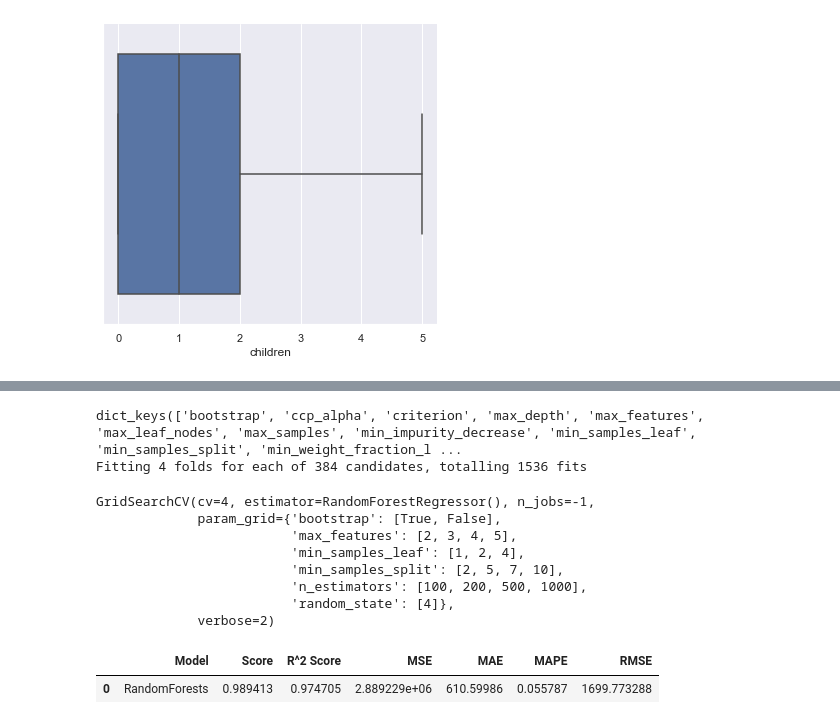
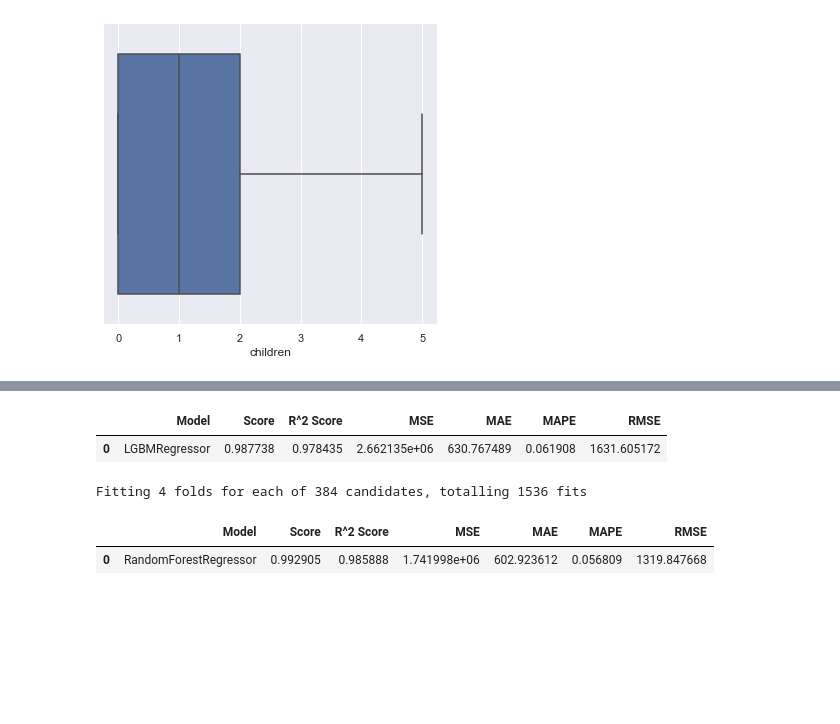
Before and after one commit to borhunsahin/kaggle-medical-cost-personal-analysis, a Jupyter notebook: main.ipynb, the cells around one changed output, grey strips where cells are left out. Saved outputs shown, nothing was run; the diff lists cells and outputs as text; code cells hidden in the pictures; blank space fills up the shorter version.

```diff
--- a/main.ipynb
+++ b/main.ipynb
@@ -422 +417,14 @@ X_train,X_test,Y_train,Y_test = train_test_split(x,y,test_size=0.2,random_state=
+# %%
+def getModelScores(model_name,model,predictions):
+
+    score = model.score(x,y)
+    r2Score = r2_score(Y_test,predictions)
+    mse = mean_squared_error(Y_test,predictions)
+    mae = mean_absolute_error(Y_test,predictions)
+    mape = mean_absolute_percentage_error(Y_test,predictions)
+    rmse = np.sqrt(mse)
+
+    model = pd.DataFrame({"Model":[model_name],"Score":[score],"R^2 Score":[r2Score],"MSE":[mse],"MAE":[mae],"MAPE":[mape],"RMSE":[rmse]})
+
+    return model
 # %%
@@ -485,4 +498,5 @@ automl.fit(X_train, Y_train, task="regression",time_budget=60)
 # %%
-model = LGBMRegressor(**automl.best_config)
-model.fit(X_train,Y_train)
+lgbmReg = LGBMRegressor(**automl.best_config).fit(X_train,Y_train)
+
+lgbmReg
 # %% [output]
@@ -493,6 +507,11 @@ LGBMRegressor(colsample_bytree=0.7886214204493228,
 # %%
-model = LGBMRegressor(colsample_bytree=0.7886214204493228,
-              learning_rate=0.09433905667060005, log_max_bin=10,
-              min_child_samples=17, n_estimators=73, num_leaves=25,
-              reg_alpha=13.232327485540994, reg_lambda=0.8111667619410736).fit(X_train,Y_train)
-predictions = model.predict(X_test)
+lgbmReg = LGBMRegressor(colsample_bytree=0.9250031847803301,
+                        learning_rate=0.23562183721569277,
+                        log_max_bin=10,
+                        min_child_samples=18,
+                        n_estimators=15,
+                        num_leaves=17,
+                        reg_alpha=0.03470981650093805,
+                        reg_lambda=0.06438634834440149).fit(X_train,Y_train)
+
+predictions= lgbmReg.predict(X_test)
@@ -523,8 +518,10 @@ modelsdf.sort_values(by="Score", ascending=False)
+# %%
+getModelScores("LGBMRegressor",lgbmReg,predictions)
+# %% [output]
+|  | Model | Score | R^2 Score | MSE | MAE | MAPE | RMSE |
+| 0 | LGBMRegressor | 0.987738 | 0.978435 | 2.662135e+06 | 630.767489 | 0.061908 | 1631.605172 |
 # %%
-
-rf = RandomForestRegressor()
-
-print(rf.get_params().keys())
+randomForestReg = RandomForestRegressor()
 
 params_rf = {"n_estimators" : [100, 200, 500, 1000],
               "bootstrap" : [True, False],
@@ -533,16 +530,8 @@ params_rf = {"n_estimators" : [100, 200, 500, 1000],
               "min_samples_split": [2, 5, 7, 10],
               "random_state":[4]}
 
-grid_rf = GridSearchCV(estimator=rf, param_grid=params_rf, cv=4, verbose=2, n_jobs = -1)
+grid_rf = GridSearchCV(estimator=randomForestReg, param_grid=params_rf, cv=4, verbose=2, n_jobs = -1)
 grid_rf.fit(X=X_train, y=Y_train)
+predictions = grid_rf.predict(X_test)
 # %% [output]
-dict_keys(['bootstrap', 'ccp_alpha', 'criterion', 'max_depth', 'max_features', 'max_leaf_nodes', 'max_samples', 'min_impurity_decrease', 'min_samples_leaf', 'min_samples_split', 'min_weight_fraction_l ...
 Fitting 4 folds for each of 384 candidates, totalling 1536 fits
-GridSearchCV(cv=4, estimator=RandomForestRegressor(), n_jobs=-1,
-             param_grid={'bootstrap': [True, False],
-                         'max_features': [2, 3, 4, 5],
-                         'min_samples_leaf': [1, 2, 4],
-                         'min_samples_split': [2, 5, 7, 10],
-                         'n_estimators': [100, 200, 500, 1000],
-                         'random_state': [4]},
-             verbose=2)
@@ -563,5 +538,5 @@ result_df = pd.DataFrame({"Model":["RandomForests"],"Score":[score],"R^2 Score":
-# %%
-result_df
-# %% [output]
-|  | Model | Score | R^2 Score | MSE | MAE | MAPE | RMSE |
-| 0 | RandomForests | 0.989413 | 0.974705 | 2.889229e+06 | 610.59986 | 0.055787 | 1699.773288 |
+# %%
+getModelScores("RandomForestRegressor",grid_rf,predictions)
+# %% [output]
+|  | Model | Score | R^2 Score | MSE | MAE | MAPE | RMSE |
+| 0 | RandomForestRegressor | 0.992905 | 0.985888 | 1.741998e+06 | 602.923612 | 0.056809 | 1319.847668 |
```
Also changed, not shown: parts of 46 cells of this notebook.
